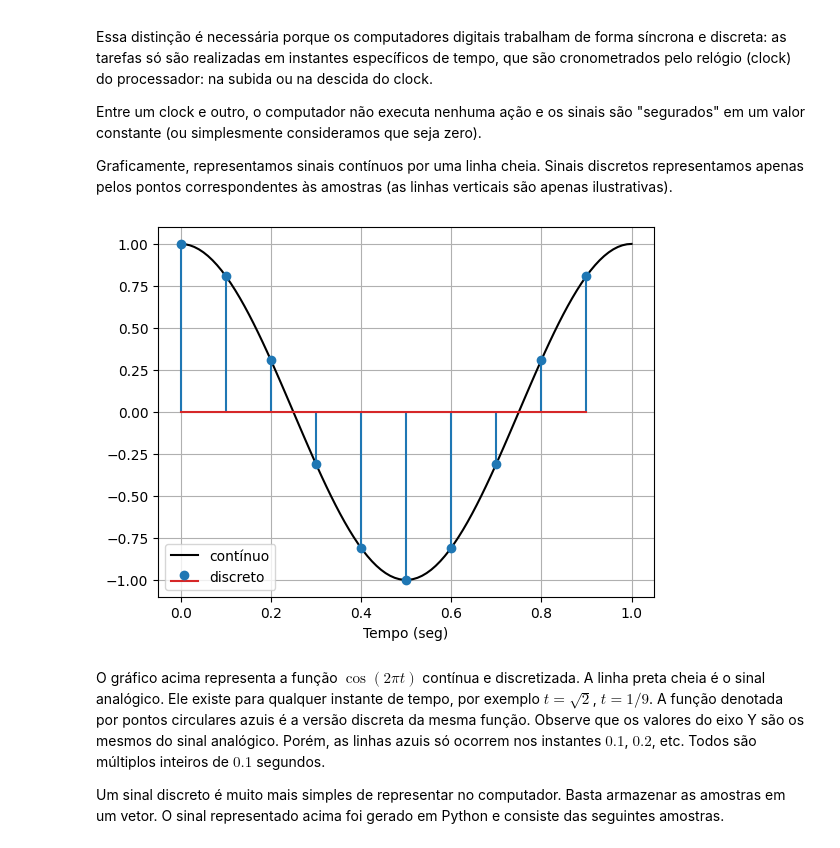
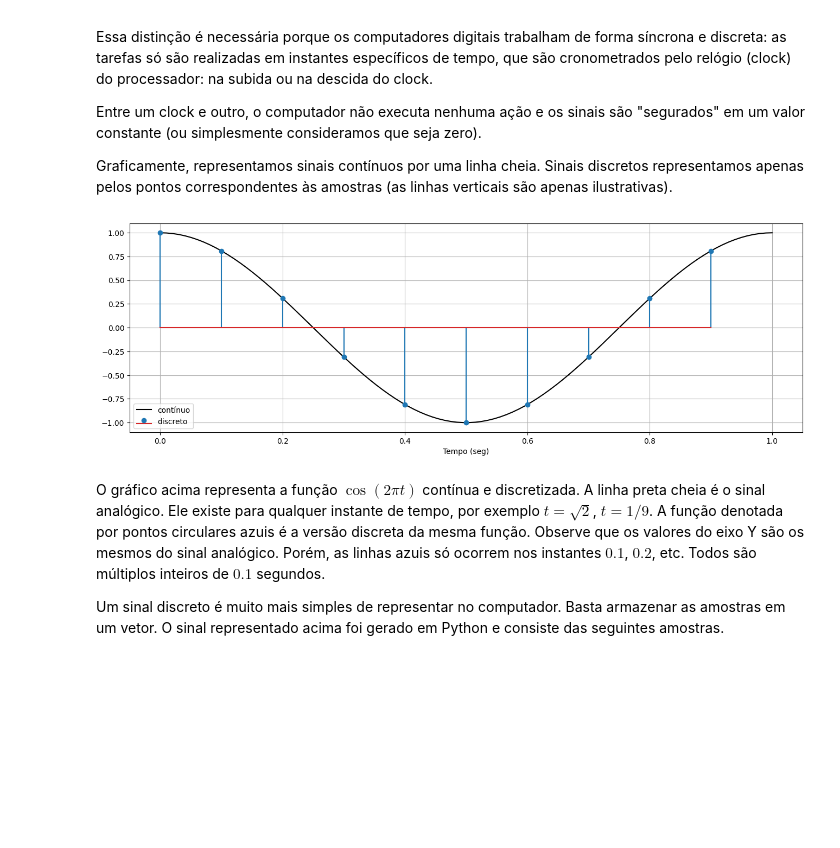
Before and after one commit to rsbayma/Controle-II, a Jupyter notebook: Controle digital/1 - Digitalização.ipynb, the cells around one changed output. Cells and saved outputs as stored; diff of their text form; code cells hidden in the pictures; blank space fills up the shorter version.

```diff
--- a/Controle digital/1 - Digitalização.ipynb
+++ b/Controle digital/1 - Digitalização.ipynb
@@ -22,20 +22,21 @@ Graficamente, representamos sinais contínuos por uma linha cheia. Sinais discre
 # %%
 import numpy as np
 from matplotlib import pyplot as plt
 
 t = np.linspace(0,1,100)
 x = np.cos(2*np.pi*t)
 T = 0.1
 k = np.arange(10)
 xs = np.cos(2*np.pi*k*T)
+plt.figure(figsize=(16,5))
 plt.plot(t,x,'k',label='contínuo')
 plt.stem(k*T,xs,label='discreto')
 plt.xlabel('Tempo (seg)')
 plt.legend()
 plt.grid()
 plt.show()
 # %% [output]
-[figure, old version]
+[figure, new version]
 # %% [markdown]
 O gráfico acima representa a função $\cos(2\pi t)$ contínua e discretizada. A linha preta cheia é o sinal analógico. Ele existe para qualquer instante de tempo, por exemplo $t=\sqrt{2}$, $t=1/9$. A função denotada por pontos circulares azuis é a versão discreta da mesma função. Observe que os valores do eixo Y são os mesmos do sinal analógico. Porém, as linhas azuis só ocorrem nos instantes $0.1$, $0.2$, etc. Todos são múltiplos inteiros de $0.1$ segundos.
 
```
Also changed, not shown: parts of 2 cells of this notebook, 1 other file.
